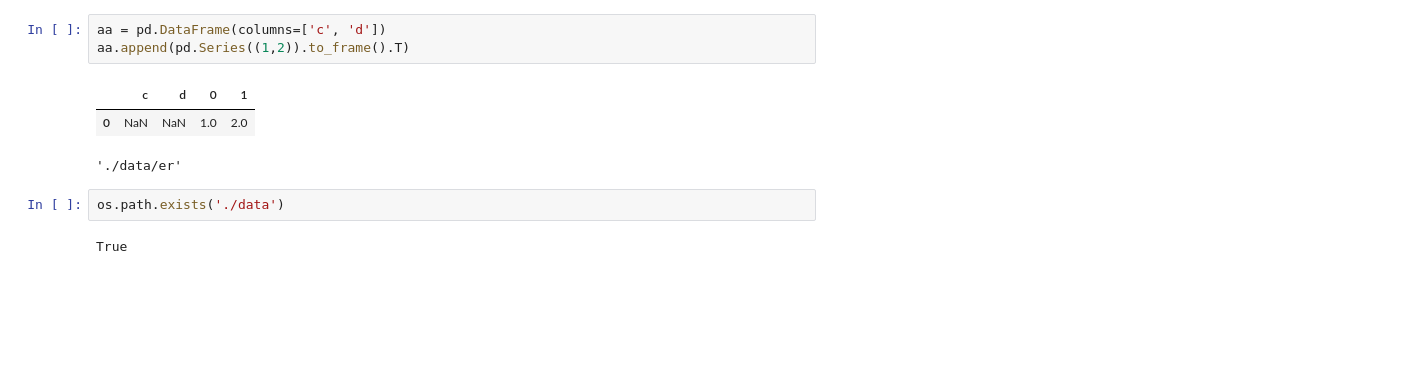
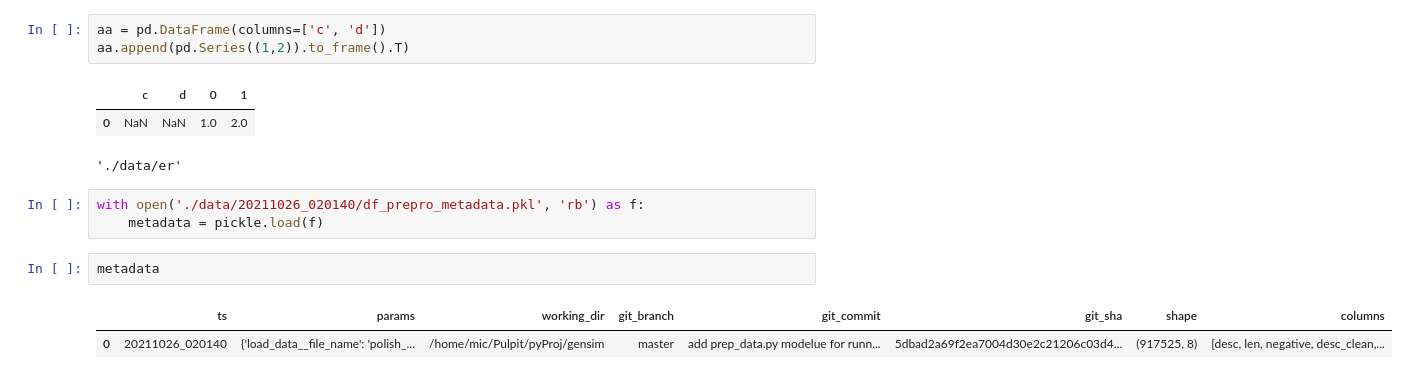
Before and after one commit to mbronis/gensim, a Jupyter notebook: gensim.ipynb, the cells around one changed output. Saved outputs shown, nothing was run; the diff lists cells and outputs as text; blank space fills up the shorter version.

```diff
--- a/gensim.ipynb
+++ b/gensim.ipynb
@@ -309,7 +322,11 @@ aa.append(pd.Series((1,2)).to_frame().T)
 # %%
 # %% [output]
 './data/er'
-# %%
-os.path.exists('./data')
-# %% [output]
-True
+# %%
+with open('./data/20211026_020140/df_prepro_metadata.pkl', 'rb') as f:
+    metadata = pickle.load(f)
+# %%
+metadata
+# %% [output]
+|  | ts | params | working_dir | git_branch | git_commit | git_sha | shape | columns |
+| 0 | 20211026_020140 | {'load_data__file_name': 'polish_... | /home/mic/Pulpit/pyProj/gensim | master | add prep_data.py modelue for runn... | 5dbad2a69f2ea7004d30e2c21206c03d4... | (917525, 8) | [desc, len, negative, desc_clean,... |
```
Also changed, not shown: parts of 5 cells of this notebook, 2 other files.
